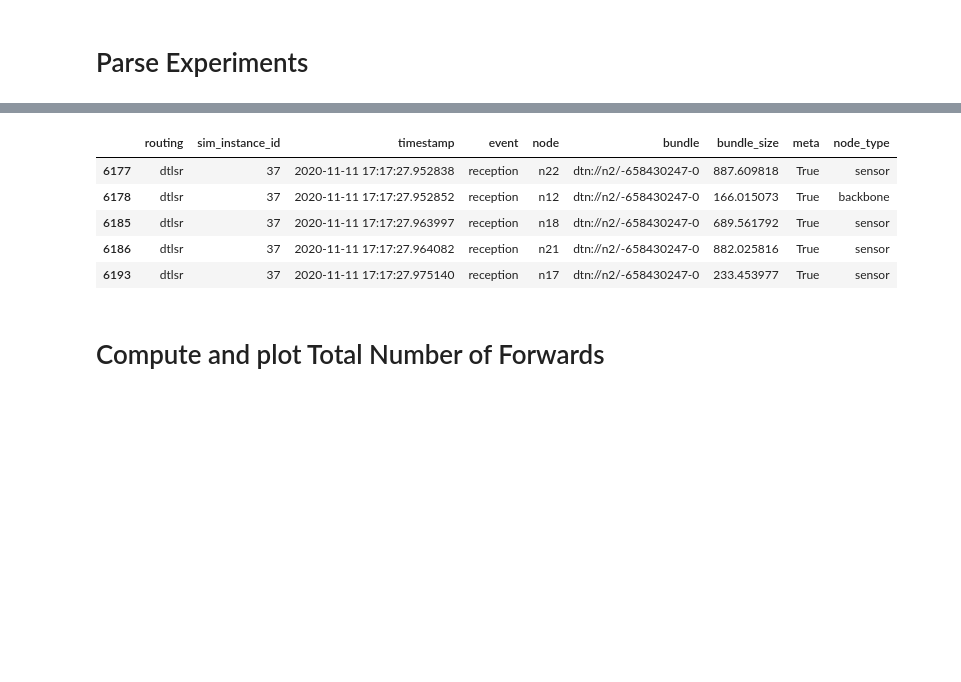
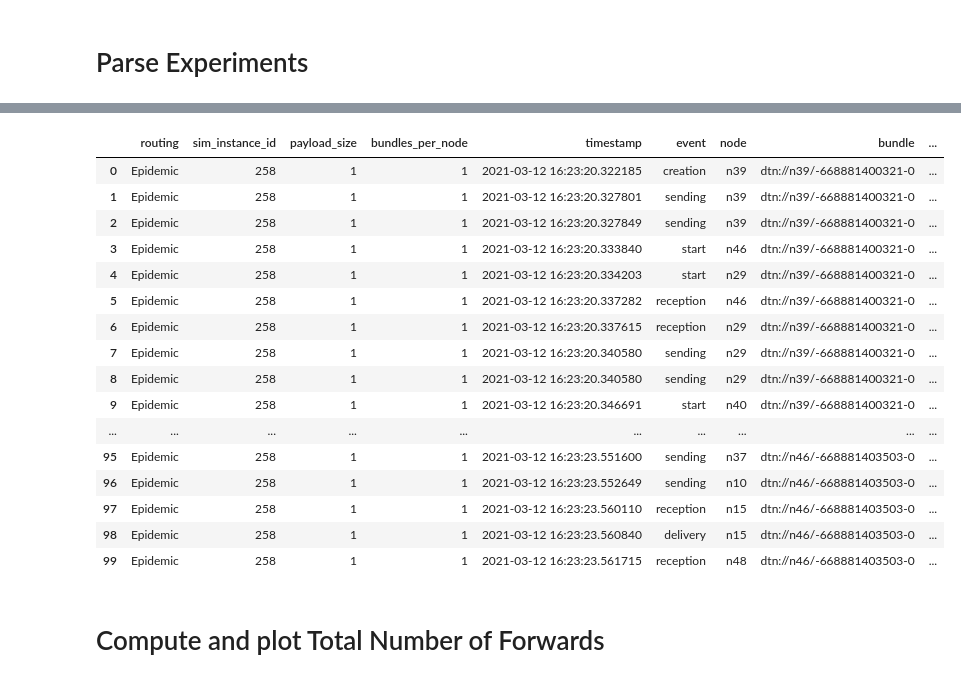
Before and after one commit to umr-ds/progdtn-evaluation, a Jupyter notebook: evaluation/paper/runtimes.ipynb, the cells around one changed output, grey strips where cells are left out. Saved outputs shown, nothing was run; the diff lists cells and outputs as text; code cells hidden in the pictures; blank space fills up the shorter version.

```diff
--- a/evaluation/paper/runtimes.ipynb
+++ b/evaluation/paper/runtimes.ipynb
@@ -100,15 +103,26 @@ event_frame["bundle_size"] = event_frame.groupby("bundle")["bundle_size"].transf
 # SET SOME RANDOM SIZE FOR META DATA BUNDLES.
 # SHOULD BE REPLACED WITH ACTUALL VALUES IN PARSING AS SOON AS AVAILABLE!
 event_frame['bundle_size'] = event_frame['bundle_size'].mask(event_frame['bundle_size'].isna(), np.random.uniform(100, 1000, size=len(event_frame)))
-# %%
-event_frame[(event_frame["routing"] == "dtlsr") & (event_frame["event"] == "reception") & (event_frame["meta"] == True)].head()
-# %% [output]
-|  | routing | sim_instance_id | timestamp | event | node | bundle | bundle_size | meta | node_type |
-| 6177 | dtlsr | 37 | 2020-11-11 17:17:27.952838 | reception | n22 | dtn://n2/-658430247-0 | 887.609818 | True | sensor |
-| 6178 | dtlsr | 37 | 2020-11-11 17:17:27.952852 | reception | n12 | dtn://n2/-658430247-0 | 166.015073 | True | backbone |
-| 6185 | dtlsr | 37 | 2020-11-11 17:17:27.963997 | reception | n18 | dtn://n2/-658430247-0 | 689.561792 | True | sensor |
-| 6186 | dtlsr | 37 | 2020-11-11 17:17:27.964082 | reception | n21 | dtn://n2/-658430247-0 | 882.025816 | True | sensor |
-| 6193 | dtlsr | 37 | 2020-11-11 17:17:27.975140 | reception | n17 | dtn://n2/-658430247-0 | 233.453977 | True | sensor |
+# %%
+event_frame.head(100)
+# %% [output]
+|  | routing | sim_instance_id | payload_size | bundles_per_node | timestamp | event | node | bundle | ... |
+| 0 | Epidemic | 258 | 1 | 1 | 2021-03-12 16:23:20.322185 | creation | n39 | dtn://n39/-668881400321-0 | ... |
+| 1 | Epidemic | 258 | 1 | 1 | 2021-03-12 16:23:20.327801 | sending | n39 | dtn://n39/-668881400321-0 | ... |
+| 2 | Epidemic | 258 | 1 | 1 | 2021-03-12 16:23:20.327849 | sending | n39 | dtn://n39/-668881400321-0 | ... |
+| 3 | Epidemic | 258 | 1 | 1 | 2021-03-12 16:23:20.333840 | start | n46 | dtn://n39/-668881400321-0 | ... |
+| 4 | Epidemic | 258 | 1 | 1 | 2021-03-12 16:23:20.334203 | start | n29 | dtn://n39/-668881400321-0 | ... |
+| 5 | Epidemic | 258 | 1 | 1 | 2021-03-12 16:23:20.337282 | reception | n46 | dtn://n39/-668881400321-0 | ... |
+| 6 | Epidemic | 258 | 1 | 1 | 2021-03-12 16:23:20.337615 | reception | n29 | dtn://n39/-668881400321-0 | ... |
+| 7 | Epidemic | 258 | 1 | 1 | 2021-03-12 16:23:20.340580 | sending | n29 | dtn://n39/-668881400321-0 | ... |
+| 8 | Epidemic | 258 | 1 | 1 | 2021-03-12 16:23:20.340580 | sending | n29 | dtn://n39/-668881400321-0 | ... |
+| 9 | Epidemic | 258 | 1 | 1 | 2021-03-12 16:23:20.346691 | start | n40 | dtn://n39/-668881400321-0 | ... |
+| ... | ... | ... | ... | ... | ... | ... | ... | ... | ... |
+| 95 | Epidemic | 258 | 1 | 1 | 2021-03-12 16:23:23.551600 | sending | n37 | dtn://n46/-668881403503-0 | ... |
+| 96 | Epidemic | 258 | 1 | 1 | 2021-03-12 16:23:23.552649 | sending | n10 | dtn://n46/-668881403503-0 | ... |
+| 97 | Epidemic | 258 | 1 | 1 | 2021-03-12 16:23:23.560110 | reception | n15 | dtn://n46/-668881403503-0 | ... |
+| 98 | Epidemic | 258 | 1 | 1 | 2021-03-12 16:23:23.560840 | delivery | n15 | dtn://n46/-668881403503-0 | ... |
+| 99 | Epidemic | 258 | 1 | 1 | 2021-03-12 16:23:23.561715 | reception | n48 | dtn://n46/-668881403503-0 | ... |
 # %% [markdown]
 # Compute and plot Total Number of Forwards
 # %%
```
Also changed, not shown: parts of 12 cells of this notebook, 2 other files.
